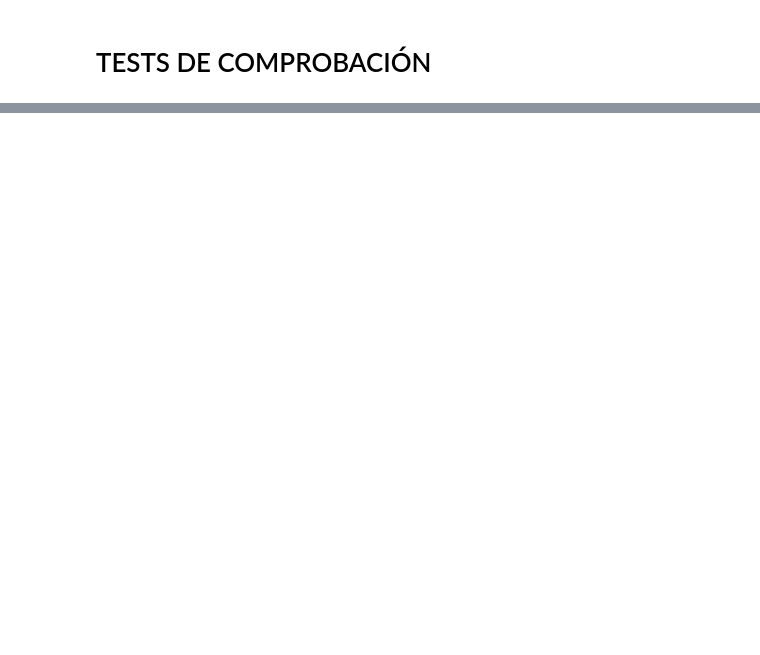
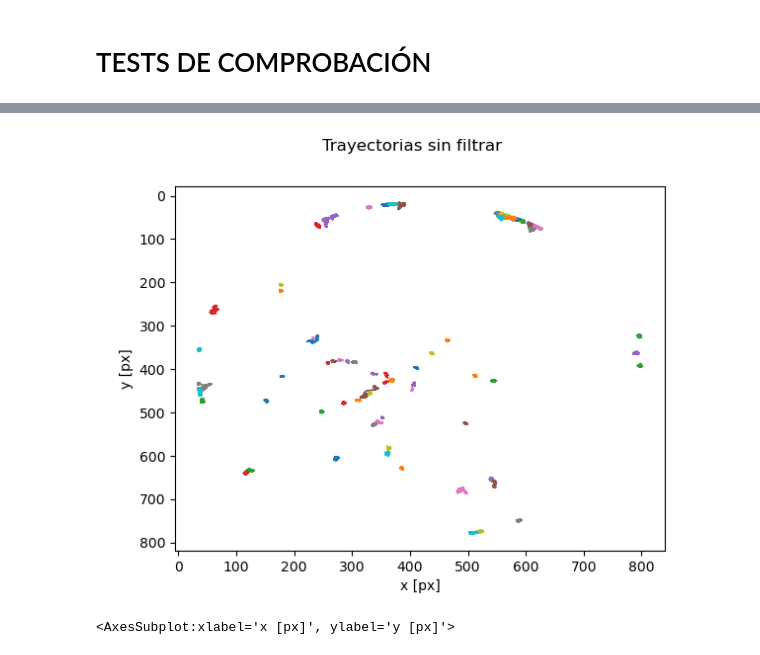
Before and after one commit to juanvm88/Procesado_imagenes, a Jupyter notebook: Tests comprobaciones velocidades.ipynb, the cells around one changed output, grey strips where cells are left out. Drawn from its saved outputs; the diff is of its cells as text; code cells hidden in the pictures; blank space fills up the shorter version.

```diff
--- a/Tests comprobaciones velocidades.ipynb
+++ b/Tests comprobaciones velocidades.ipynb
@@ -33,0 +138,4 @@ plt.plot(bordes[:-1],h)
+# %%
+data = pd.read_pickle('/media/juan/DiscoDuro2G/Serie_Densidad_1.8sigma/Data Processed/datalinked_densidad0.00625_f75Hz.pkl')
+# %%
+data=data.rename(columns={'particle':'track'})
@@ -33,0 +175,2 @@ plt.plot(bordes[:-1],h)
+# %%
+data=data.rename(columns={'track':'particle'})
@@ -33,0 +179,7 @@ plt.plot(bordes[:-1],h)
+# %%
+plt.figure()
+plt.suptitle('Trayectorias sin filtrar')
+tp.plot_traj(data)
+# %% [output]
+[figure, added]
+<AxesSubplot:xlabel='x [px]', ylabel='y [px]'>
```
Also changed, not shown: parts of 228 cells of this notebook.
